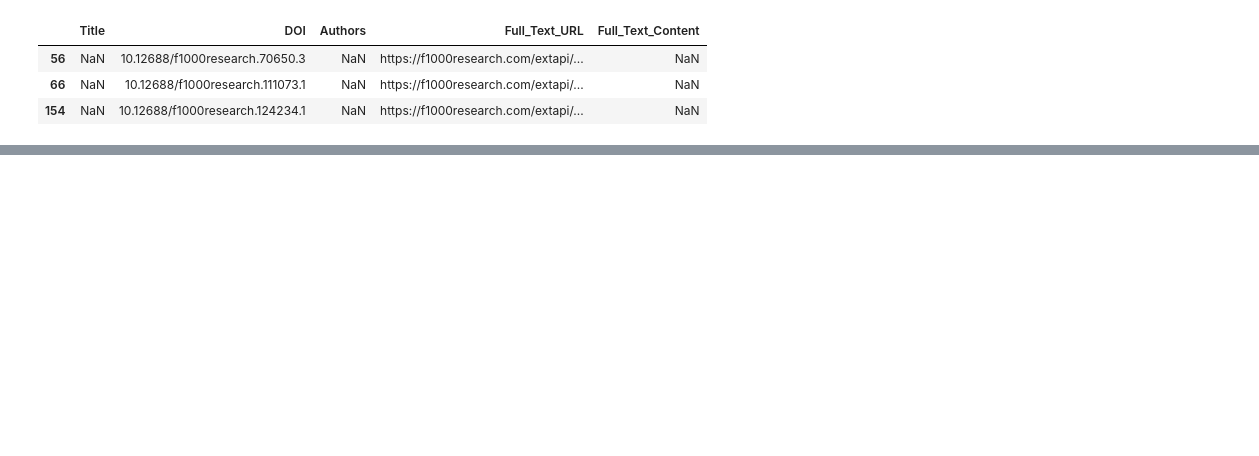
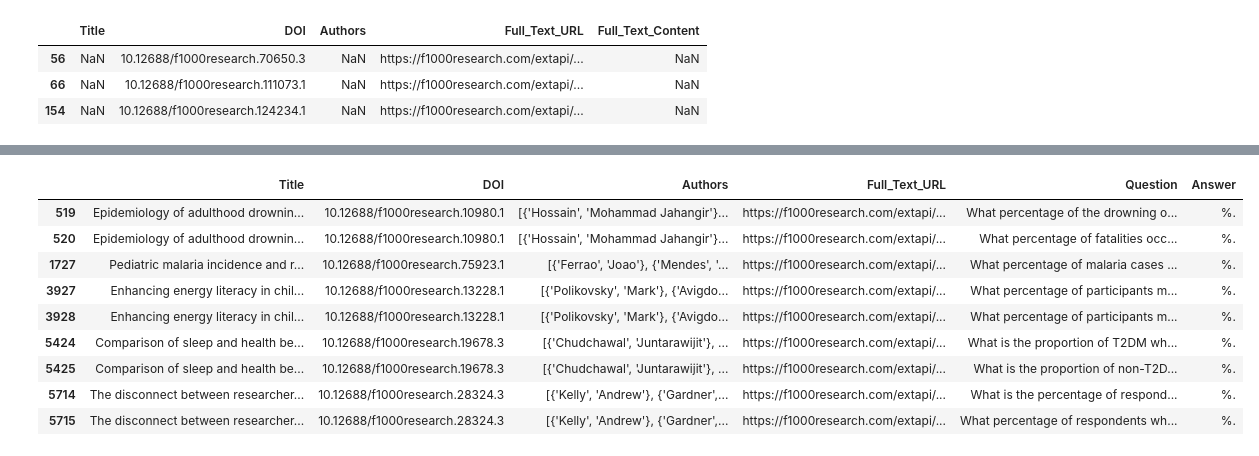
Before and after one commit to TiiQu-Network/QnA, a Jupyter notebook: Qna_QuTii_S3_Generation.ipynb, the cells around one changed output, grey strips where cells are left out. Cells and saved outputs as stored; diff of their text form; code cells hidden in the pictures; blank space fills up the shorter version.

```diff
--- a/Qna_QuTii_S3_Generation.ipynb
+++ b/Qna_QuTii_S3_Generation.ipynb
@@ -193,0 +253,13 @@ df.sample(1)
+# %%
+df[df['Answer']=='%.']
+# %% [output]
+|  | Title | DOI | Authors | Full_Text_URL | Question | Answer |
+| 519 | Epidemiology of adulthood drownin... | 10.12688/f1000research.10980.1 | [{'Hossain', 'Mohammad Jahangir'}... | https://f1000research.com/extapi/... | What percentage of the drowning o... | %. |
+| 520 | Epidemiology of adulthood drownin... | 10.12688/f1000research.10980.1 | [{'Hossain', 'Mohammad Jahangir'}... | https://f1000research.com/extapi/... | What percentage of fatalities occ... | %. |
+| 1727 | Pediatric malaria incidence and r... | 10.12688/f1000research.75923.1 | [{'Ferrao', 'Joao'}, {'Mendes', '... | https://f1000research.com/extapi/... | What percentage of malaria cases ... | %. |
+| 3927 | Enhancing energy literacy in chil... | 10.12688/f1000research.13228.1 | [{'Polikovsky', 'Mark'}, {'Avigdo... | https://f1000research.com/extapi/... | What percentage of participants m... | %. |
+| 3928 | Enhancing energy literacy in chil... | 10.12688/f1000research.13228.1 | [{'Polikovsky', 'Mark'}, {'Avigdo... | https://f1000research.com/extapi/... | What percentage of participants m... | %. |
+| 5424 | Comparison of sleep and health be... | 10.12688/f1000research.19678.3 | [{'Chudchawal', 'Juntarawijit'}, ... | https://f1000research.com/extapi/... | What is the proportion of T2DM wh... | %. |
+| 5425 | Comparison of sleep and health be... | 10.12688/f1000research.19678.3 | [{'Chudchawal', 'Juntarawijit'}, ... | https://f1000research.com/extapi/... | What is the proportion of non-T2D... | %. |
+| 5714 | The disconnect between researcher... | 10.12688/f1000research.28324.3 | [{'Kelly', 'Andrew'}, {'Gardner',... | https://f1000research.com/extapi/... | What is the percentage of respond... | %. |
+| 5715 | The disconnect between researcher... | 10.12688/f1000research.28324.3 | [{'Kelly', 'Andrew'}, {'Gardner',... | https://f1000research.com/extapi/... | What percentage of respondents wh... | %. |
```
Also changed, not shown: parts of 9 cells of this notebook.
